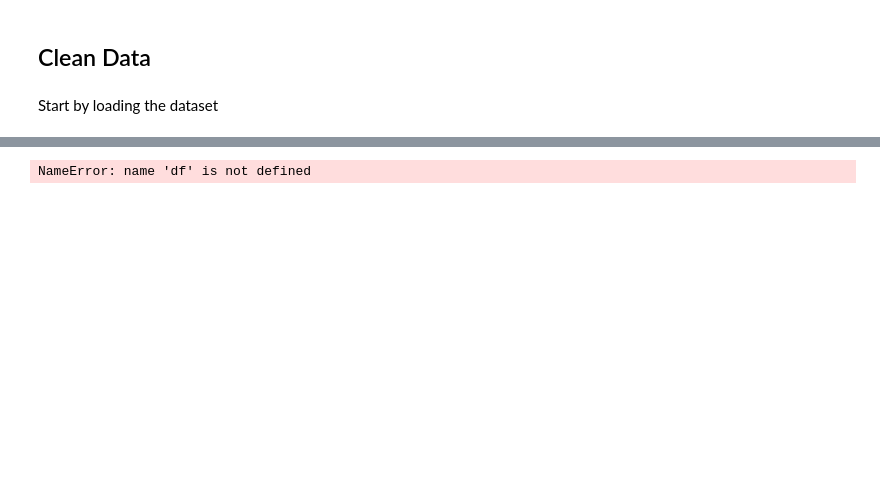
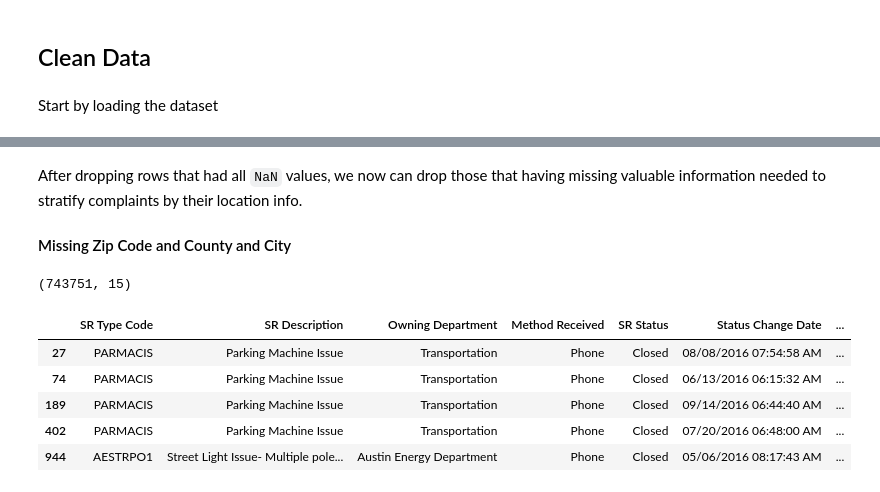
Before and after one commit to hurshd0/Austin-311-Data-Analysis, a Jupyter notebook: clean_data.ipynb, the cells around one changed output, grey strips where cells are left out. Cells and saved outputs as stored; diff of their text form; code cells hidden in the pictures; blank space fills up the shorter version.

```diff
--- a/clean_data.ipynb
+++ b/clean_data.ipynb
@@ -73,0 +124,4 @@ df.head()
+# %% [markdown]
+After dropping rows that had all `NaN` values, we now can drop those that having missing valuable information needed to stratify complaints by their location info.
+
+#### Missing Zip Code and County and City
@@ -74,4 +130,13 @@ df.head()
 # %%
-df.head()
+df.shape
 # %% [output]
-NameError: name 'df' is not defined
+(743751, 15)
+# %%
+df.loc[df[['City', 'Zip Code', 'County']].isnull().values.all(axis=1)].head()
+# %% [output]
+|  | SR Type Code | SR Description | Owning Department | Method Received | SR Status | Status Change Date | ... |
+| 27 | PARMACIS | Parking Machine Issue | Transportation | Phone | Closed | 08/08/2016 07:54:58 AM | ... |
+| 74 | PARMACIS | Parking Machine Issue | Transportation | Phone | Closed | 06/13/2016 06:15:32 AM | ... |
+| 189 | PARMACIS | Parking Machine Issue | Transportation | Phone | Closed | 09/14/2016 06:44:40 AM | ... |
+| 402 | PARMACIS | Parking Machine Issue | Transportation | Phone | Closed | 07/20/2016 06:48:00 AM | ... |
+| 944 | AESTRPO1 | Street Light Issue- Multiple pole... | Austin Energy Department | Phone | Closed | 05/06/2016 08:17:43 AM | ... |
```
Also changed, not shown: parts of 14 cells of this notebook.
